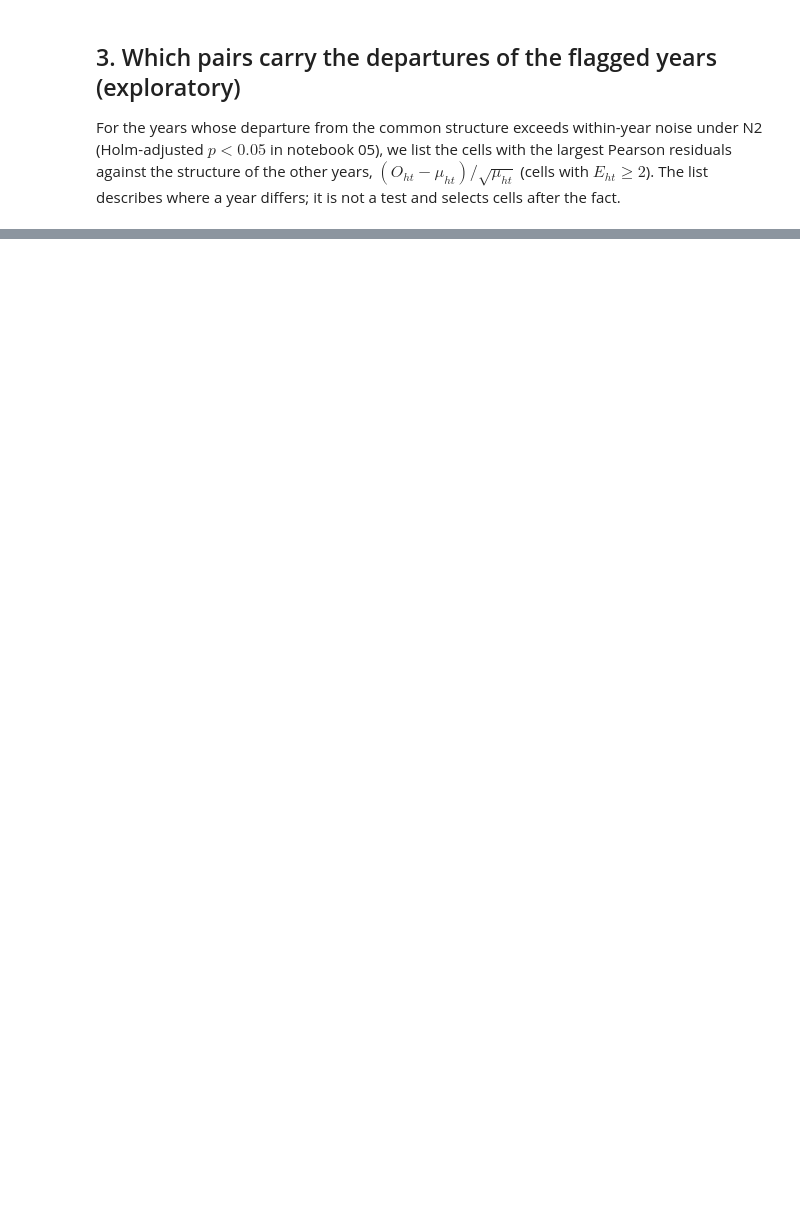
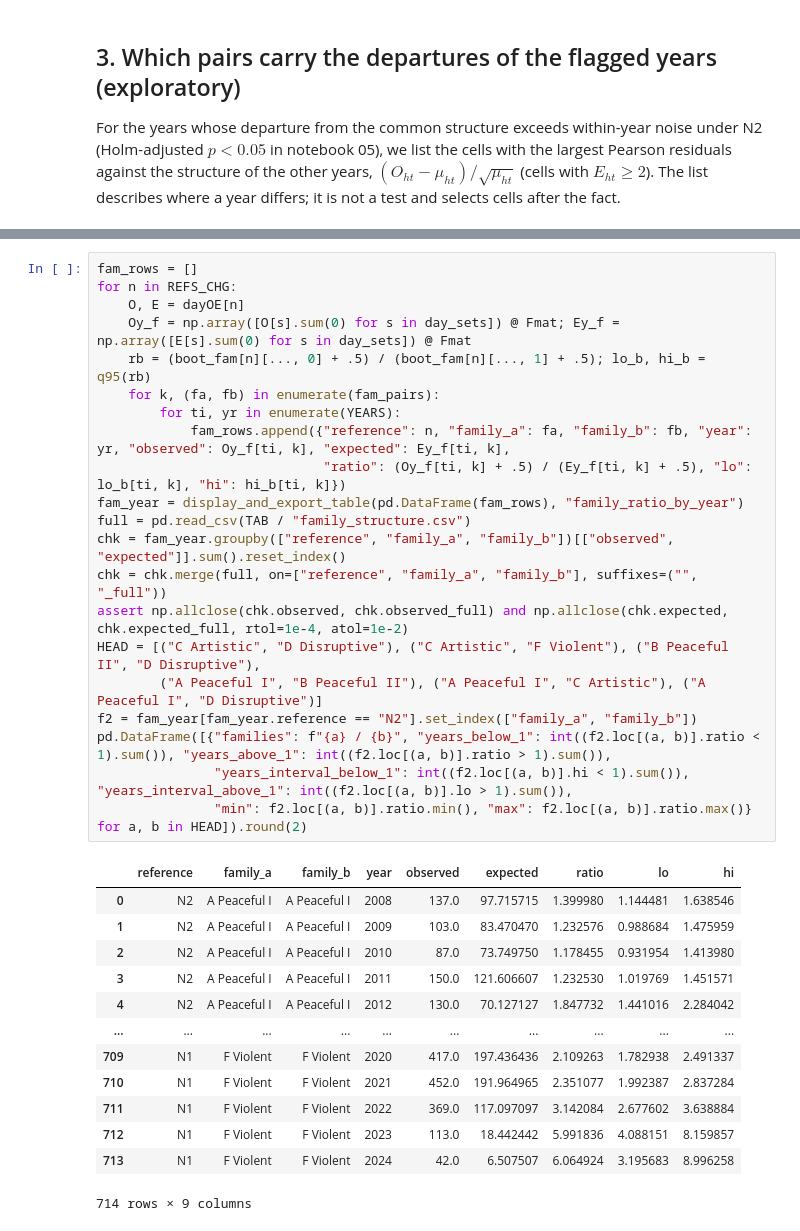
Before and after one commit to crcandia/protest-tactics-chile, a Jupyter notebook: notebooks/06_robustness_and_pilot.ipynb, the cells around one changed output, grey strips where cells are left out. Drawn from its saved outputs; the diff is of its cells as text; blank space fills up the shorter version.

```diff
--- a/notebooks/06_robustness_and_pilot.ipynb
+++ b/notebooks/06_robustness_and_pilot.ipynb
@@ -178,0 +399,35 @@ flagged years (N2): [2016, 2019, 2020, 2021]
+# %%
+fam_rows = []
+for n in REFS_CHG:
+    O, E = dayOE[n]
+    Oy_f = np.array([O[s].sum(0) for s in day_sets]) @ Fmat; Ey_f = np.array([E[s].sum(0) for s in day_sets]) @ Fmat
+    rb = (boot_fam[n][..., 0] + .5) / (boot_fam[n][..., 1] + .5); lo_b, hi_b = q95(rb)
+    for k, (fa, fb) in enumerate(fam_pairs):
+        for ti, yr in enumerate(YEARS):
+            fam_rows.append({"reference": n, "family_a": fa, "family_b": fb, "year": yr, "observed": Oy_f[ti, k], "expected": Ey_f[ti, k],
+                             "ratio": (Oy_f[ti, k] + .5) / (Ey_f[ti, k] + .5), "lo": lo_b[ti, k], "hi": hi_b[ti, k]})
+fam_year = display_and_export_table(pd.DataFrame(fam_rows), "family_ratio_by_year")
+full = pd.read_csv(TAB / "family_structure.csv")
+chk = fam_year.groupby(["reference", "family_a", "family_b"])[["observed", "expected"]].sum().reset_index()
+chk = chk.merge(full, on=["reference", "family_a", "family_b"], suffixes=("", "_full"))
+assert np.allclose(chk.observed, chk.observed_full) and np.allclose(chk.expected, chk.expected_full, rtol=1e-4, atol=1e-2)
+HEAD = [("C Artistic", "D Disruptive"), ("C Artistic", "F Violent"), ("B Peaceful II", "D Disruptive"),
+        ("A Peaceful I", "B Peaceful II"), ("A Peaceful I", "C Artistic"), ("A Peaceful I", "D Disruptive")]
+f2 = fam_year[fam_year.reference == "N2"].set_index(["family_a", "family_b"])
+pd.DataFrame([{"families": f"{a} / {b}", "years_below_1": int((f2.loc[(a, b)].ratio < 1).sum()), "years_above_1": int((f2.loc[(a, b)].ratio > 1).sum()),
+               "years_interval_below_1": int((f2.loc[(a, b)].hi < 1).sum()), "years_interval_above_1": int((f2.loc[(a, b)].lo > 1).sum()),
+               "min": f2.loc[(a, b)].ratio.min(), "max": f2.loc[(a, b)].ratio.max()} for a, b in HEAD]).round(2)
+# %% [output]
+|  | reference | family_a | family_b | year | observed | expected | ratio | lo | hi |
+| 0 | N2 | A Peaceful I | A Peaceful I | 2008 | 137.0 | 97.715715 | 1.399980 | 1.144481 | 1.638546 |
+| 1 | N2 | A Peaceful I | A Peaceful I | 2009 | 103.0 | 83.470470 | 1.232576 | 0.988684 | 1.475959 |
+| 2 | N2 | A Peaceful I | A Peaceful I | 2010 | 87.0 | 73.749750 | 1.178455 | 0.931954 | 1.413980 |
+| 3 | N2 | A Peaceful I | A Peaceful I | 2011 | 150.0 | 121.606607 | 1.232530 | 1.019769 | 1.451571 |
+| 4 | N2 | A Peaceful I | A Peaceful I | 2012 | 130.0 | 70.127127 | 1.847732 | 1.441016 | 2.284042 |
+| ... | ... | ... | ... | ... | ... | ... | ... | ... | ... |
+| 709 | N1 | F Violent | F Violent | 2020 | 417.0 | 197.436436 | 2.109263 | 1.782938 | 2.491337 |
+| 710 | N1 | F Violent | F Violent | 2021 | 452.0 | 191.964965 | 2.351077 | 1.992387 | 2.837284 |
+| 711 | N1 | F Violent | F Violent | 2022 | 369.0 | 117.097097 | 3.142084 | 2.677602 | 3.638884 |
+| 712 | N1 | F Violent | F Violent | 2023 | 113.0 | 18.442442 | 5.991836 | 4.088151 | 8.159857 |
+| 713 | N1 | F Violent | F Violent | 2024 | 42.0 | 6.507507 | 6.064924 | 3.195683 | 8.996258 |
+714 rows × 9 columns
```
Also changed, not shown: parts of 7 cells of this notebook, 12 other files.
